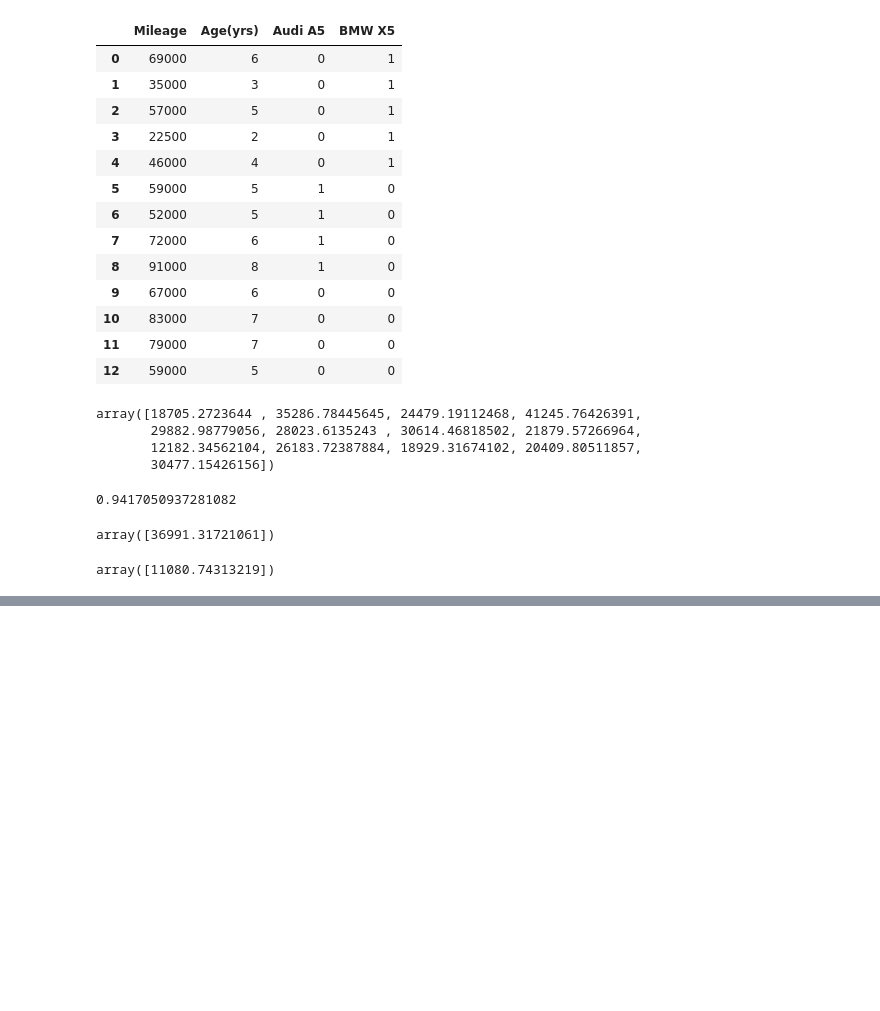
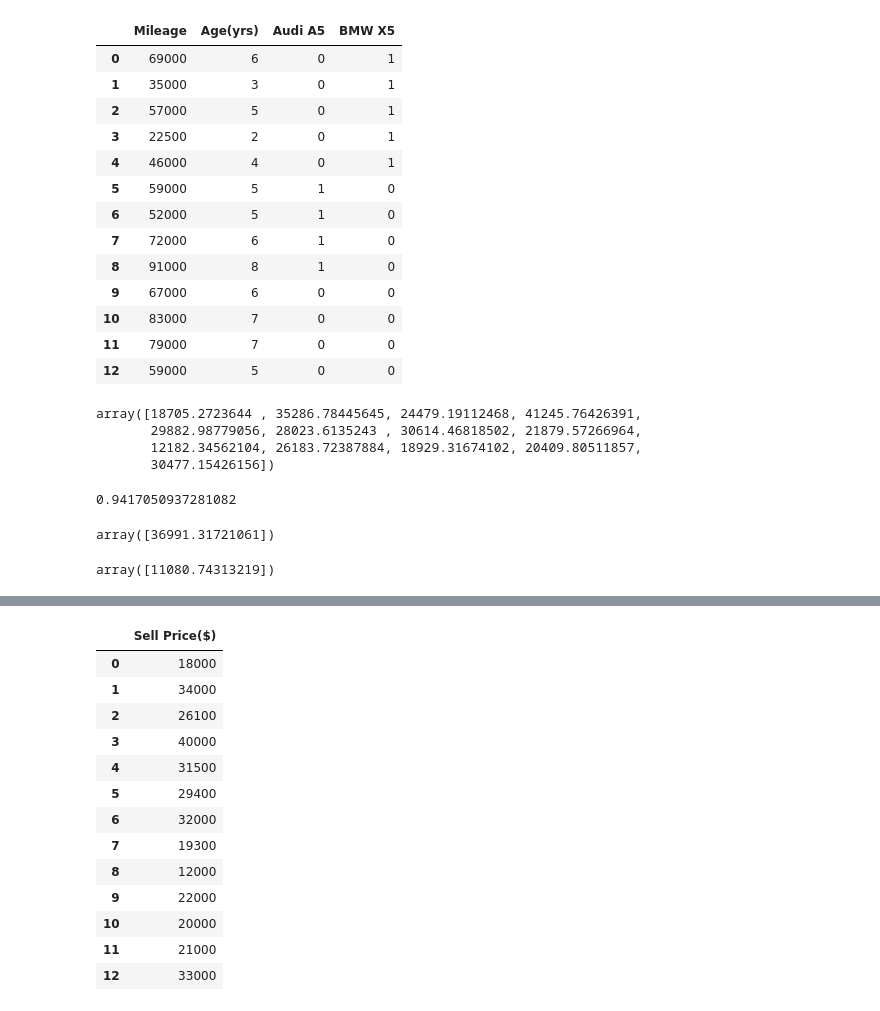
Before and after one commit to ruhanahmad/DataScience, a Jupyter notebook: MachineLearning/codebasics/oneHot Encoder/oneHot.ipynb, the cells around one changed output, grey strips where cells are left out. Drawn from its saved outputs; the diff is of its cells as text; code cells hidden in the pictures; blank space fills up the shorter version.

```diff
--- a/MachineLearning/codebasics/oneHot Encoder/oneHot.ipynb
+++ b/MachineLearning/codebasics/oneHot Encoder/oneHot.ipynb
@@ -188,0 +233,19 @@ array([11080.74313219])
+# %%
+y = dfle[['Sell Price($)']]
+# %%
+y
+# %% [output]
+|  | Sell Price($) |
+| 0 | 18000 |
+| 1 | 34000 |
+| 2 | 26100 |
+| 3 | 40000 |
+| 4 | 31500 |
+| 5 | 29400 |
+| 6 | 32000 |
+| 7 | 19300 |
+| 8 | 12000 |
+| 9 | 22000 |
+| 10 | 20000 |
+| 11 | 21000 |
+| 12 | 33000 |
```
Also changed, not shown: parts of 16 cells of this notebook, 2 other files.
